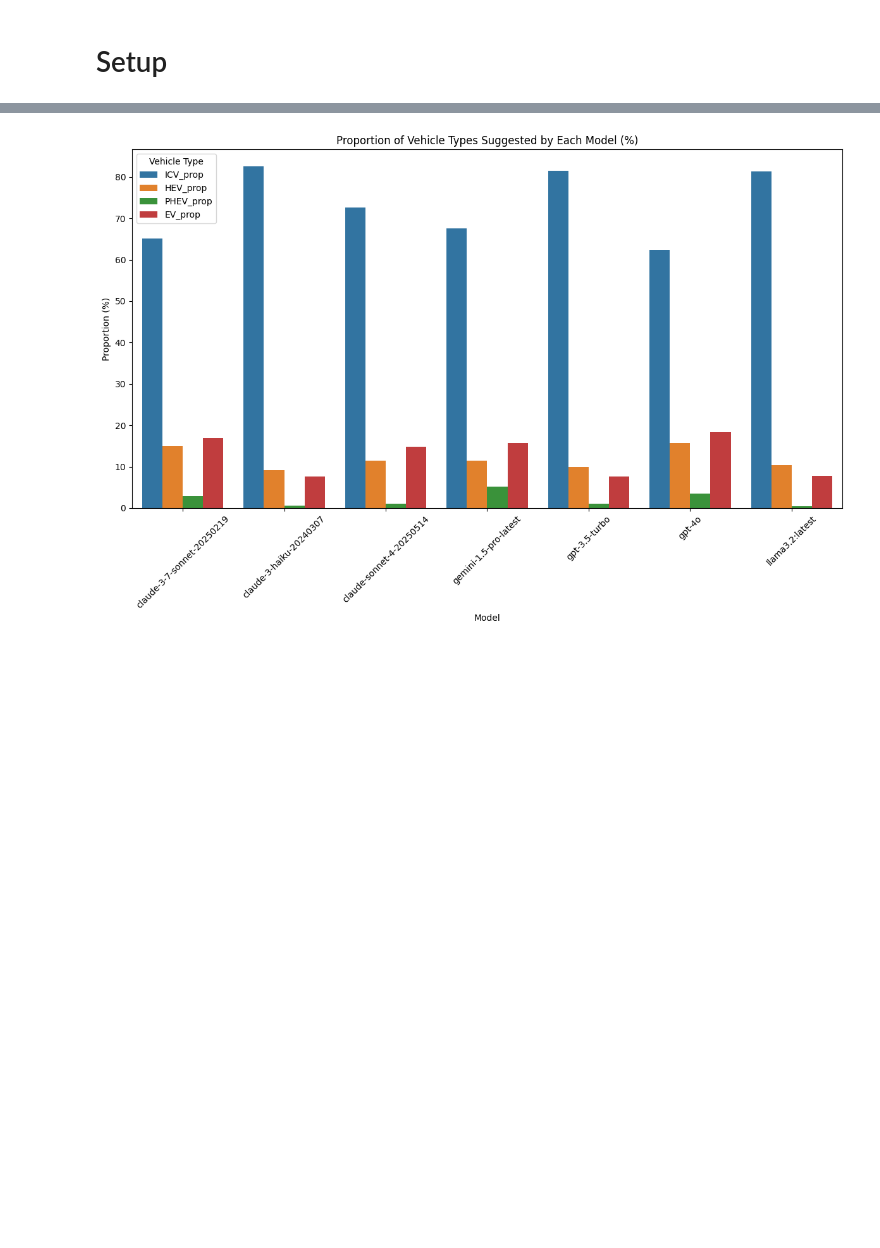
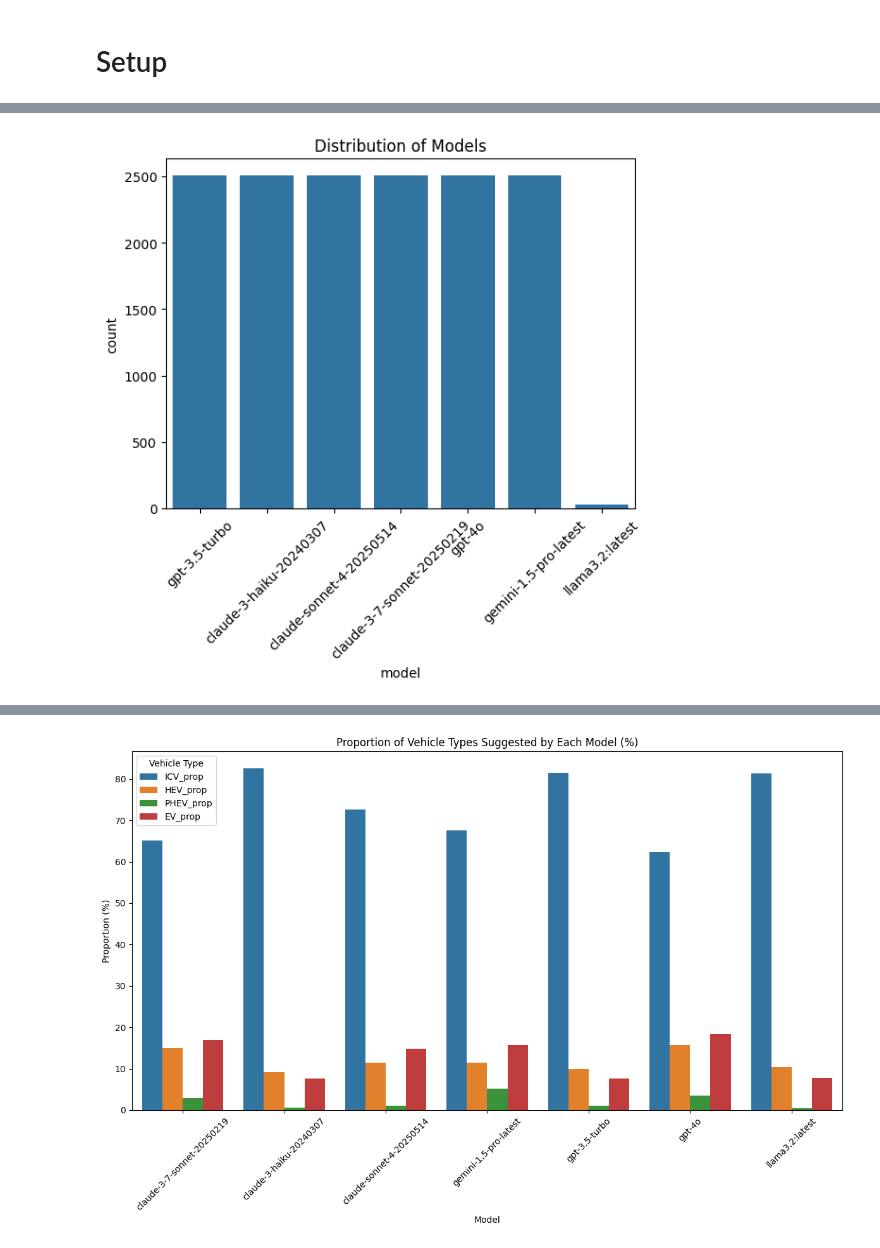
Before and after one commit to aarya127/transformers_bert_llm_research, a Jupyter notebook: EDA/eda.ipynb, the cells around one changed output, grey strips where cells are left out. Drawn from its saved outputs; the diff is of its cells as text; code cells hidden in the pictures; blank space fills up the shorter version.

```diff
--- a/EDA/eda.ipynb
+++ b/EDA/eda.ipynb
@@ -112,0 +25,25 @@ ModuleNotFoundError: No module named 'sklearn'
+# %%
+import pandas as pd
+import matplotlib.pyplot as plt
+from pathlib import Path
+
+# Resolve CSV path relative to current working directory (repo root when notebook is run from project),
+# with a fallback to the Documents/GitHub path if needed.
+repo_root = Path.cwd()
+csv_path = repo_root / 'data' / 'vehicle_prompt_results_joined_by_response.csv'
+if not csv_path.exists():
+    # fallback to a common Documents/GitHub location
+    csv_alt = Path.home() / 'Documents' / 'GitHub' / 'transformers_bert_llm_research' / 'data' / 'vehicle_prompt_results_joined_by_response.csv'
+    if csv_alt.exists():
+        csv_path = csv_alt
+    else:
+        raise FileNotFoundError(f'CSV not found at {csv_path} or {csv_alt}')
+
+# Load the dataset
+df = pd.read_csv(csv_path)
+
+# Display basic info
+print('Loaded', csv_path)
+print(df.head())
+print(df.info())
+print(df.describe())
@@ -112,0 +68,10 @@ ModuleNotFoundError: No module named 'sklearn'
+# %%
+import seaborn as sns
+
+# Example plot: Count plot of models
+sns.countplot(data=df, x='model')
+plt.title('Distribution of Models')
+plt.xticks(rotation=45)
+plt.show()
+# %% [output]
+[figure, added]
```
Also changed, not shown: parts of 10 cells of this notebook.
